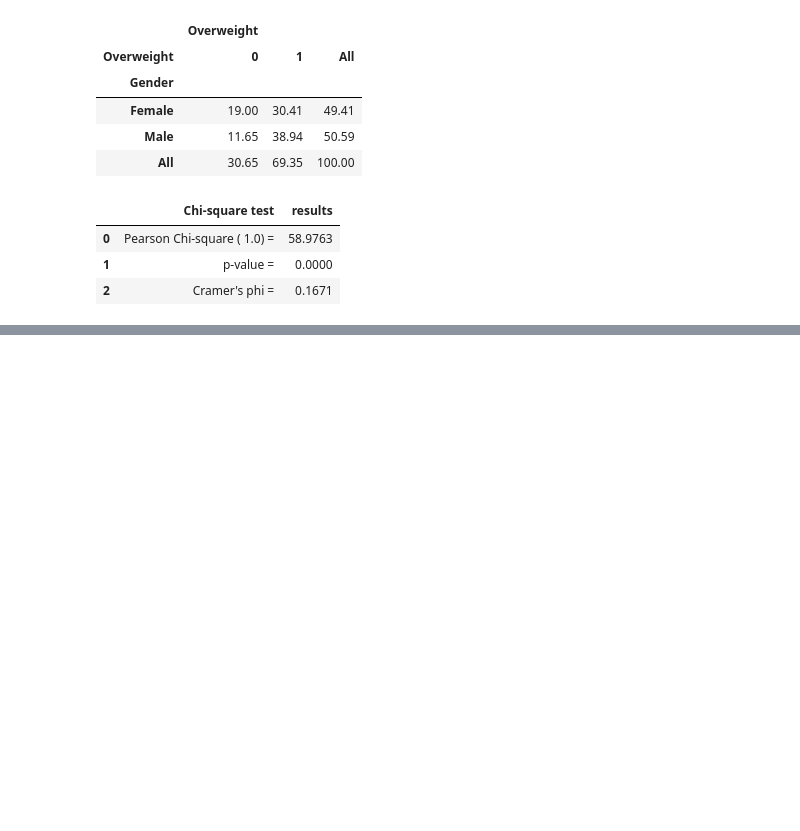
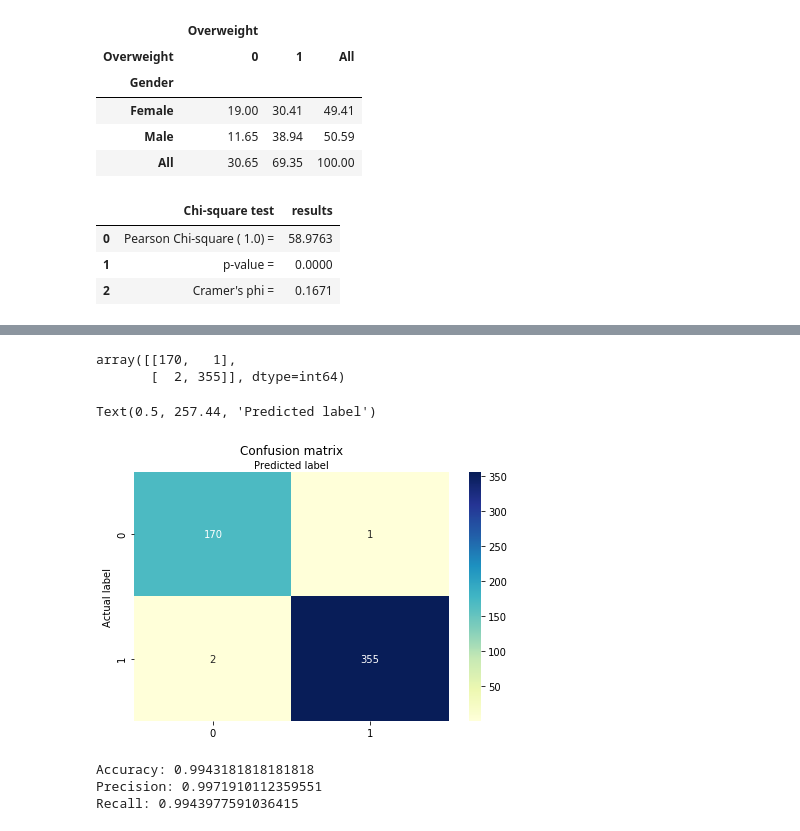
Before and after one commit to 97ishika/Overweight-prediction-using-Logistic-Regression, a Jupyter notebook: Overweight prediction.ipynb, the cells around one changed output, grey strips where cells are left out. Saved outputs shown, nothing was run; the diff lists cells and outputs as text; code cells hidden in the pictures; blank space fills up the shorter version.

```diff
--- a/Overweight prediction.ipynb
+++ b/Overweight prediction.ipynb
@@ -171,0 +220,3 @@ test_results
+# %%
+y = df["Overweight"]
+X = df[["Sex", "Age", "Height", "Weight", "body_fat", "BMI"]]
@@ -171,0 +239,15 @@ test_results
+# %%
+from sklearn.model_selection import train_test_split
+X_train,X_test,y_train,y_test=train_test_split(X,y,test_size=0.25,random_state=0)
+# %%
+# import the class
+from sklearn.linear_model import LogisticRegression
+
+# instantiate the model (using the default parameters)
+logreg = LogisticRegression()
+
+# fit the model with data
+logreg.fit(X_train,y_train)
+
+#
+y_pred=logreg.predict(X_test)
@@ -171,0 +262,7 @@ test_results
+# %%
+from sklearn import metrics
+cnf_matrix = metrics.confusion_matrix(y_test, y_pred)
+cnf_matrix
+# %% [output]
+array([[170,   1],
+       [  2, 355]], dtype=int64)
@@ -171,0 +275,24 @@ test_results
+# %%
+class_names=[0,1] # name  of classes
+fig, ax = plt.subplots()
+tick_marks = np.arange(len(class_names))
+plt.xticks(tick_marks, class_names)
+plt.yticks(tick_marks, class_names)
+# create heatmap
+sns.heatmap(pd.DataFrame(cnf_matrix), annot=True, cmap="YlGnBu" ,fmt='g')
+ax.xaxis.set_label_position("top")
+plt.tight_layout()
+plt.title('Confusion matrix', y=1.1)
+plt.ylabel('Actual label')
+plt.xlabel('Predicted label')
+# %% [output]
+Text(0.5, 257.44, 'Predicted label')
+[figure, added]
+# %%
+print("Accuracy:",metrics.accuracy_score(y_test, y_pred))
+print("Precision:",metrics.precision_score(y_test, y_pred))
+print("Recall:",metrics.recall_score(y_test, y_pred))
+# %% [output]
+Accuracy: 0.9943181818181818
+Precision: 0.9971910112359551
+Recall: 0.9943977591036415
```
Also changed, not shown: parts of 18 cells of this notebook.
